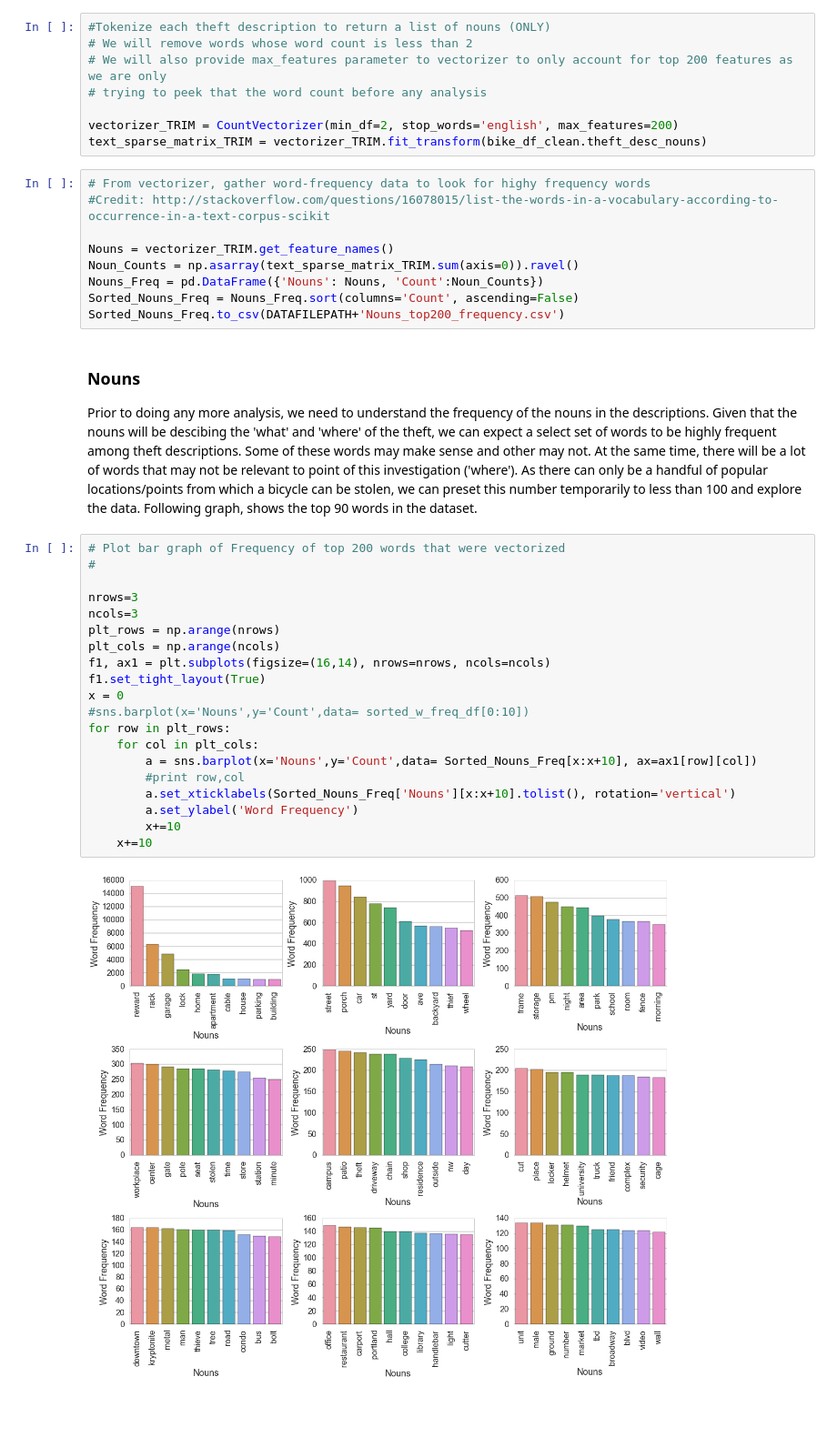
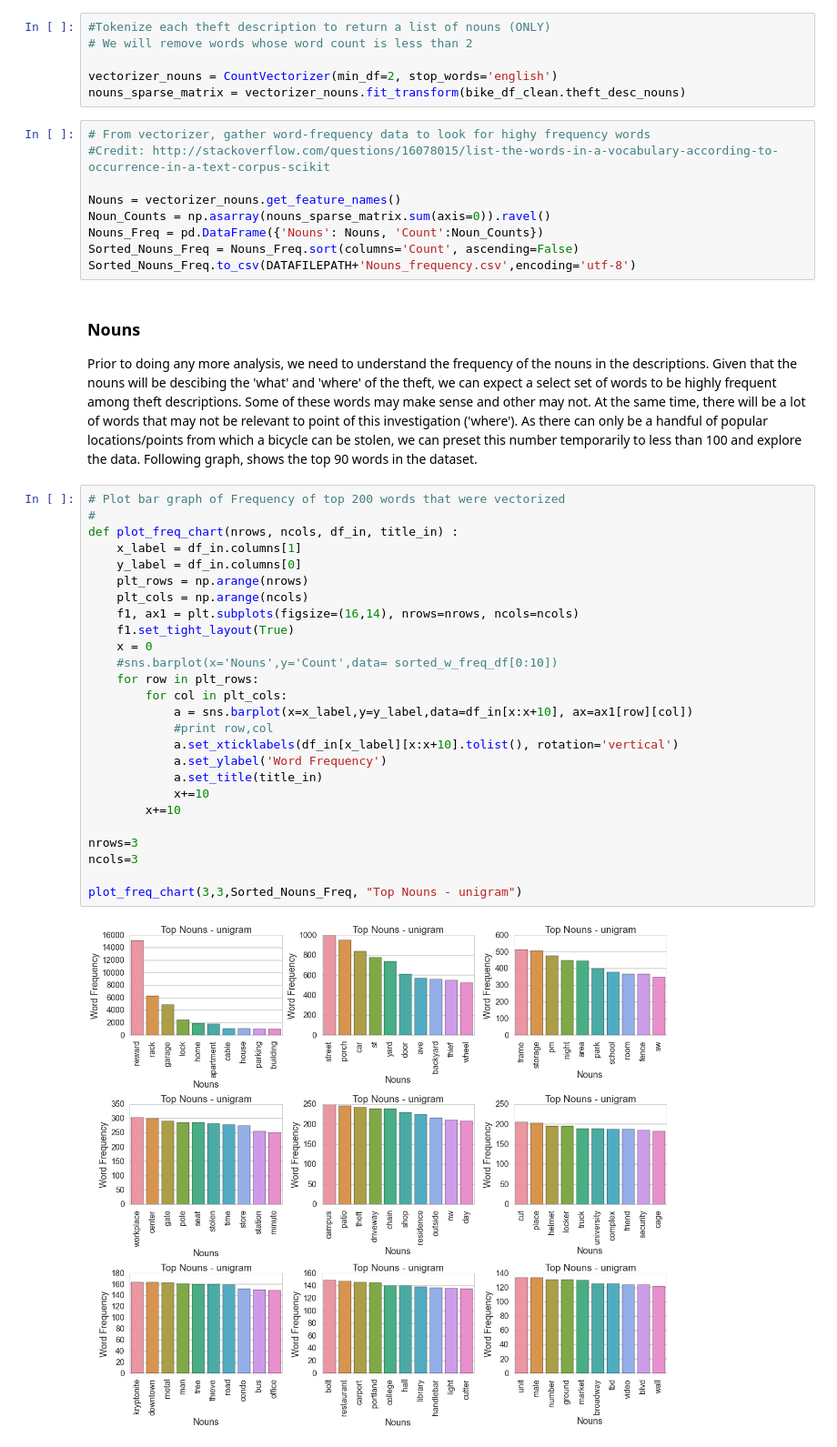
Before and after one commit to dilipbalachandran/project_cs109, a Jupyter notebook: code/Theft_Desc_Analysis-Draft.ipynb, the cells around one changed output. Shown: that part at 91% size. Drawn from its saved outputs; the diff is of its cells as text; blank space fills up the shorter version.

```diff
--- a/code/Theft_Desc_Analysis-Draft.ipynb
+++ b/code/Theft_Desc_Analysis-Draft.ipynb
@@ -278,20 +278,18 @@ Name: theft_desc_nouns, dtype: object
 # %%
 #Tokenize each theft description to return a list of nouns (ONLY)
 # We will remove words whose word count is less than 2
-# We will also provide max_features parameter to vectorizer to only account for top 200 features as we are only
-# trying to peek that the word count before any analysis
 
-vectorizer_TRIM = CountVectorizer(min_df=2, stop_words='english', max_features=200)
-text_sparse_matrix_TRIM = vectorizer_TRIM.fit_transform(bike_df_clean.theft_desc_nouns)
+vectorizer_nouns = CountVectorizer(min_df=2, stop_words='english')
+nouns_sparse_matrix = vectorizer_nouns.fit_transform(bike_df_clean.theft_desc_nouns)
 # %%
 # From vectorizer, gather word-frequency data to look for highy frequency words
 #Credit: http://stackoverflow.com/questions/16078015/list-the-words-in-a-vocabulary-according-to-occurrence-in-a-text-corpus-scikit
 
-Nouns = vectorizer_TRIM.get_feature_names()
-Noun_Counts = np.asarray(text_sparse_matrix_TRIM.sum(axis=0)).ravel()
+Nouns = vectorizer_nouns.get_feature_names()
+Noun_Counts = np.asarray(nouns_sparse_matrix.sum(axis=0)).ravel()
 Nouns_Freq = pd.DataFrame({'Nouns': Nouns, 'Count':Noun_Counts})
 Sorted_Nouns_Freq = Nouns_Freq.sort(columns='Count', ascending=False)
-Sorted_Nouns_Freq.to_csv(DATAFILEPATH+'Nouns_top200_frequency.csv')
+Sorted_Nouns_Freq.to_csv(DATAFILEPATH+'Nouns_frequency.csv',encoding='utf-8')
 # %% [markdown]
 ### Nouns
 
@@ -299,22 +297,28 @@ Prior to doing any more analysis, we need to understand the frequency of the nou
 # %%
 # Plot bar graph of Frequency of top 200 words that were vectorized
 #
+def plot_freq_chart(nrows, ncols, df_in, title_in) :
+    x_label = df_in.columns[1]
+    y_label = df_in.columns[0]
+    plt_rows = np.arange(nrows)
+    plt_cols = np.arange(ncols)
+    f1, ax1 = plt.subplots(figsize=(16,14), nrows=nrows, ncols=ncols)
+    f1.set_tight_layout(True)
+    x = 0
+    #sns.barplot(x='Nouns',y='Count',data= sorted_w_freq_df[0:10])
+    for row in plt_rows:
+        for col in plt_cols:
+            a = sns.barplot(x=x_label,y=y_label,data=df_in[x:x+10], ax=ax1[row][col])
+            #print row,col
+            a.set_xticklabels(df_in[x_label][x:x+10].tolist(), rotation='vertical')
+            a.set_ylabel('Word Frequency')
+            a.set_title(title_in)
+            x+=10
+        x+=10
 
 nrows=3
 ncols=3
-plt_rows = np.arange(nrows)
-plt_cols = np.arange(ncols)
-f1, ax1 = plt.subplots(figsize=(16,14), nrows=nrows, ncols=ncols)
-f1.set_tight_layout(True)
-x = 0
-#sns.barplot(x='Nouns',y='Count',data= sorted_w_freq_df[0:10])
-for row in plt_rows:
-    for col in plt_cols:
-        a = sns.barplot(x='Nouns',y='Count',data= Sorted_Nouns_Freq[x:x+10], ax=ax1[row][col])
-        #print row,col
-        a.set_xticklabels(Sorted_Nouns_Freq['Nouns'][x:x+10].tolist(), rotation='vertical')
-        a.set_ylabel('Word Frequency')
-        x+=10
-    x+=10
+
+plot_freq_chart(3,3,Sorted_Nouns_Freq, "Top Nouns - unigram")
 # %% [output]
-[figure, old version]
+[figure, new version]
```
Also changed, not shown: parts of 20 cells of this notebook, 1 other file.
